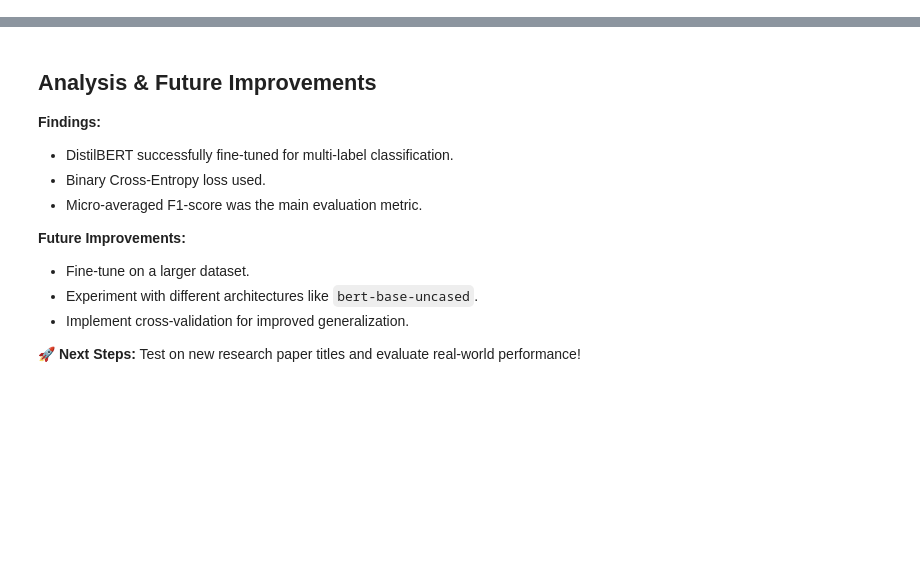
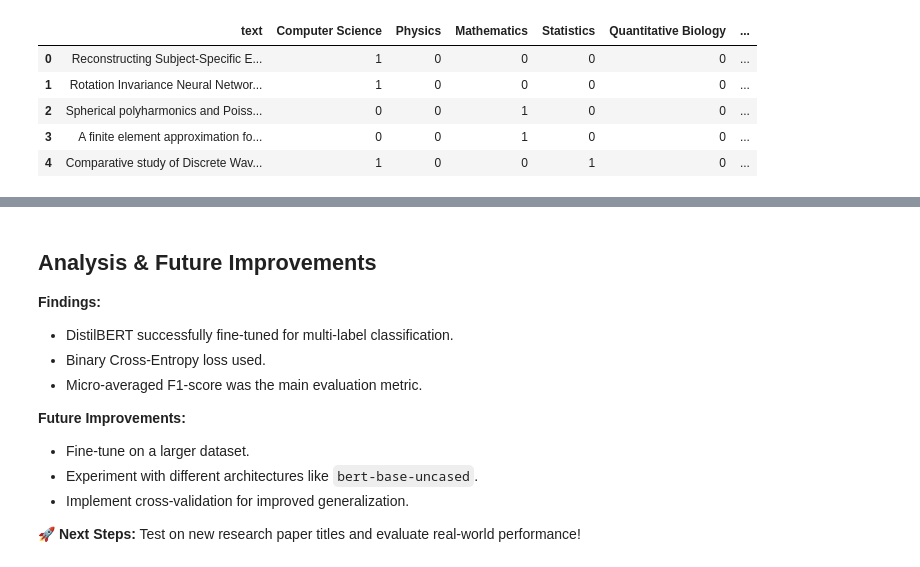
Before and after one commit to omnidox/cognizant-genspark-genai-training, a Jupyter notebook: prompt-engineering-llms/deliverables/mod_4_Fine-Tuning_LLMs/Project/fine_tuning_distilbert_kaggle.ipynb, the cells around one changed output, grey strips where cells are left out. Cells and saved outputs as stored; diff of their text form; code cells hidden in the pictures; blank space fills up the shorter version.

```diff
--- a/prompt-engineering-llms/deliverables/mod_4_Fine-Tuning_LLMs/Project/fine_tuning_distilbert_kaggle.ipynb
+++ b/prompt-engineering-llms/deliverables/mod_4_Fine-Tuning_LLMs/Project/fine_tuning_distilbert_kaggle.ipynb
@@ -8,25 +30,32 @@
 # %%
 
 import pandas as pd
 
 # Load dataset from Kaggle
 dataset_path = "/kaggle/input/multilabel-classification-dataset/train.csv"
 df = pd.read_csv(dataset_path)
 
 # Rename columns to match what the notebook expects
 df.rename(columns={"TITLE": "title", "ABSTRACT": "abstract"}, inplace=True)
 
 # Combine title and abstract into a single text column
 df["text"] = df["title"] + " " + df["abstract"]
 
 # Define label columns
 label_columns = ["Computer Science", "Physics", "Mathematics", "Statistics", "Quantitative Biology", "Quantitative Finance"]
 
 # Ensure labels are binary (0 or 1)
 df[label_columns] = df[label_columns].astype(int)
 
 # Keep only relevant columns
-df_subset = df[["text"] + label_columns]
+df = df[["text"] + label_columns]
 
 # Display first few rows
-df_subset.head()
+df.head()
+# %% [output]
+|  | text | Computer Science | Physics | Mathematics | Statistics | Quantitative Biology | ... |
+| 0 | Reconstructing Subject-Specific E... | 1 | 0 | 0 | 0 | 0 | ... |
+| 1 | Rotation Invariance Neural Networ... | 1 | 0 | 0 | 0 | 0 | ... |
+| 2 | Spherical polyharmonics and Poiss... | 0 | 0 | 1 | 0 | 0 | ... |
+| 3 | A finite element approximation fo... | 0 | 0 | 1 | 0 | 0 | ... |
+| 4 | Comparative study of Discrete Wav... | 1 | 0 | 0 | 1 | 0 | ... |
```
Also changed, not shown: parts of 12 cells of this notebook.
